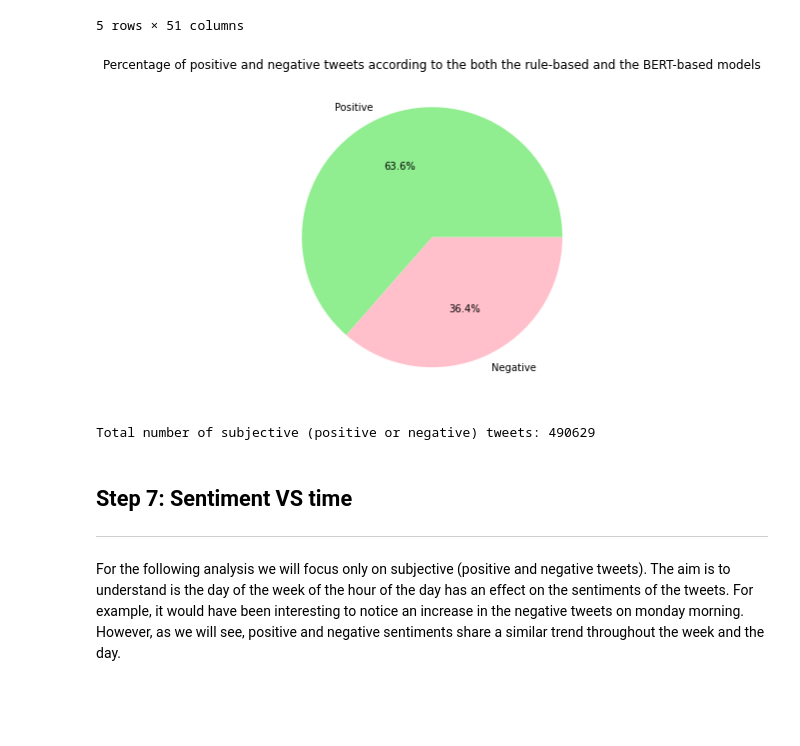
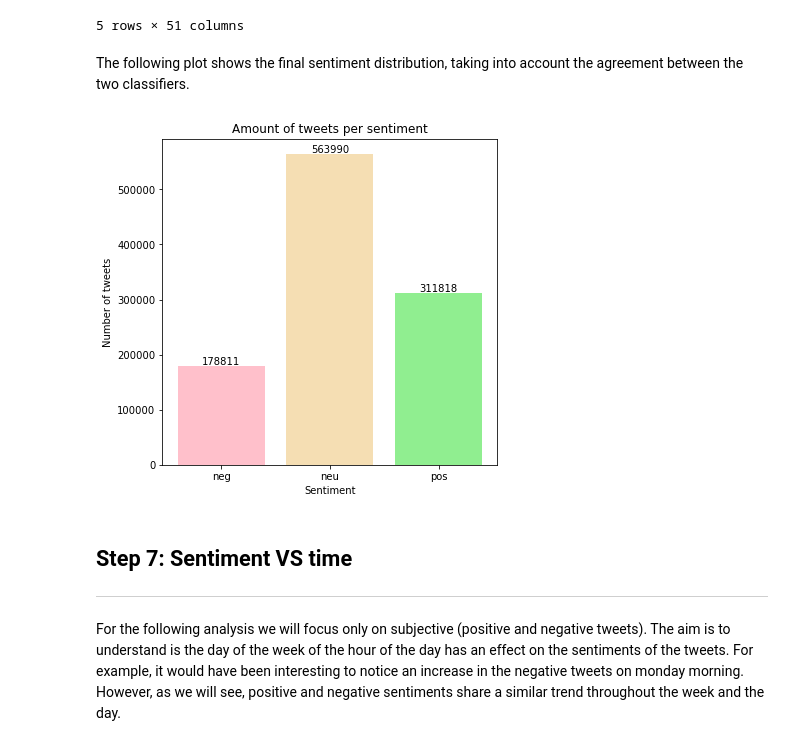
Before and after one commit to epfl-ada/ada-2020-project-milestone-p3-p3_musetti-adaletti, a Jupyter notebook: Creative_extension_analysis.ipynb, the cells around one changed output. Saved outputs shown, nothing was run; the diff lists cells and outputs as text; code cells hidden in the pictures; blank space fills up the shorter version.

```diff
--- a/Creative_extension_analysis.ipynb
+++ b/Creative_extension_analysis.ipynb
@@ -582,24 +609,30 @@ en_tweets.head()
 | 3 | NaN | Fri Sep 28 19:07:04 +0000 2012 | NaN | NaN | http://twitcam.livestream.com/c7fe0 | 0 | 251759950655791105 | NaN | ... |
 | 4 | NaN | Fri Sep 28 19:05:53 +0000 2012 | NaN | NaN | http://twitcam.livestream.com/c7fe0 | 0 | 251759653464199168 | NaN | ... |
 5 rows × 51 columns
-# %%
-plt.figure(figsize=(6,6))
-
-pos_count = sum(en_tweets['sentiment'] == 'pos')
-neg_count = sum(en_tweets['sentiment'] == 'neg')
-# neu_count = sum(en_tweets['sentiment'] == 'neu')
-
-data = [pos_count, neg_count]
-colors = ['lightgreen', 'pink']
-labels=['Positive', 'Negative']
-
-plt.pie(data, labels=labels, autopct='%1.1f%%', colors=colors)
-plt.title('Percentage of positive and negative tweets according to the both the rule-based and the BERT-based models')
-plt.show()
-print(f'Total number of subjective (positive or negative) tweets: {pos_count + neg_count}')
-# %% [output]
-[figure, removed]
-Total number of subjective (positive or negative) tweets: 490629
+# %% [markdown]
+The following plot shows the final sentiment distribution, taking into account the agreement between the two classifiers.
+# %%
+counts_series = en_tweets.groupby(by='sentiment').size()
+
+colors = ['pink', 'wheat', 'lightgreen']
+
+plt.figure(figsize=(6,6))
+ax = plt.bar(counts_series.index, counts_series.values, color=colors)
+plt.title('Amount of tweets per sentiment')
+plt.ylabel('Number of tweets')
+plt.xlabel('Sentiment')
+
+
+
+# Showing labels
+for rect, label in zip(ax.patches, counts_series.values):
+    height = rect.get_height()
+    plt.text(rect.get_x() + rect.get_width() / 2, height + 5, label,
+            ha='center', va='bottom')
+
+plt.show()
+# %% [output]
+[figure, added]
 # %% [markdown]
 ## Step 7: Sentiment VS time
 ___
```
Also changed, not shown: parts of 31 cells of this notebook.
